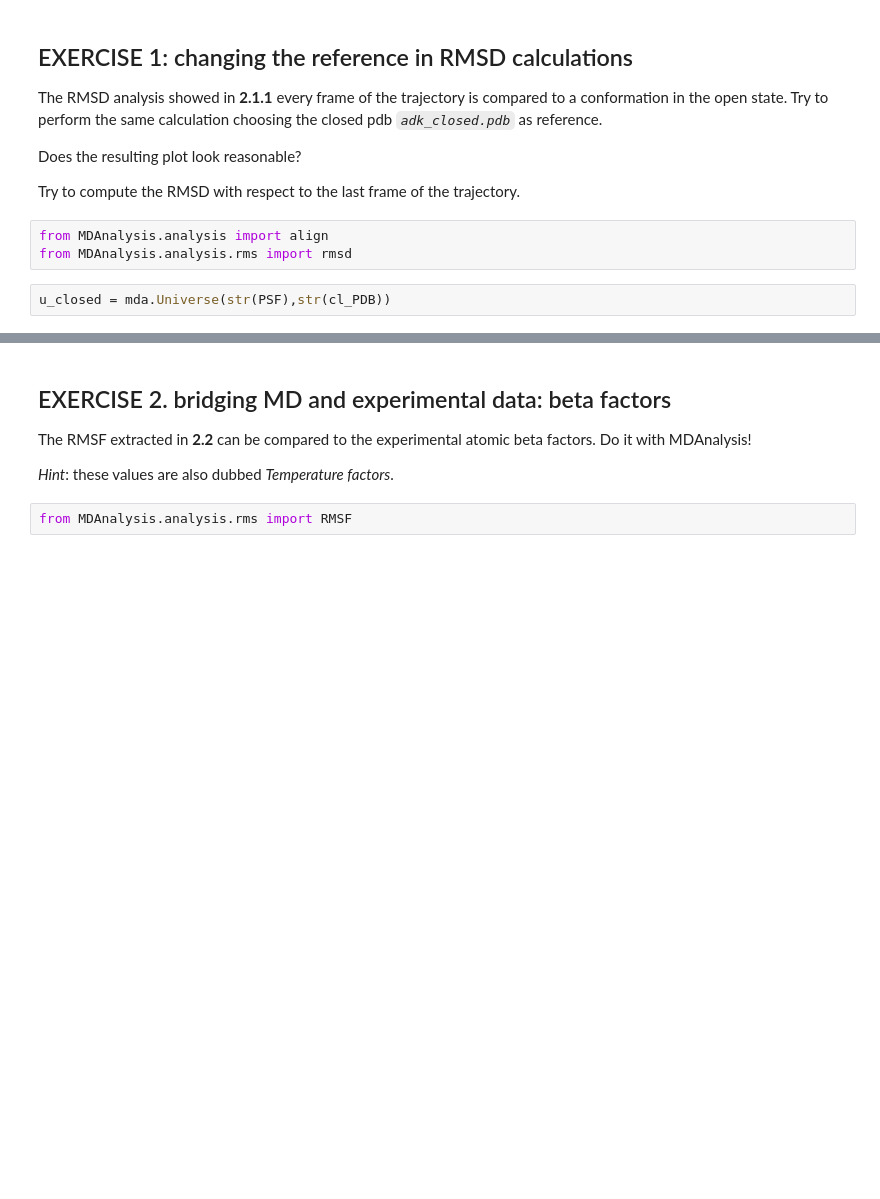
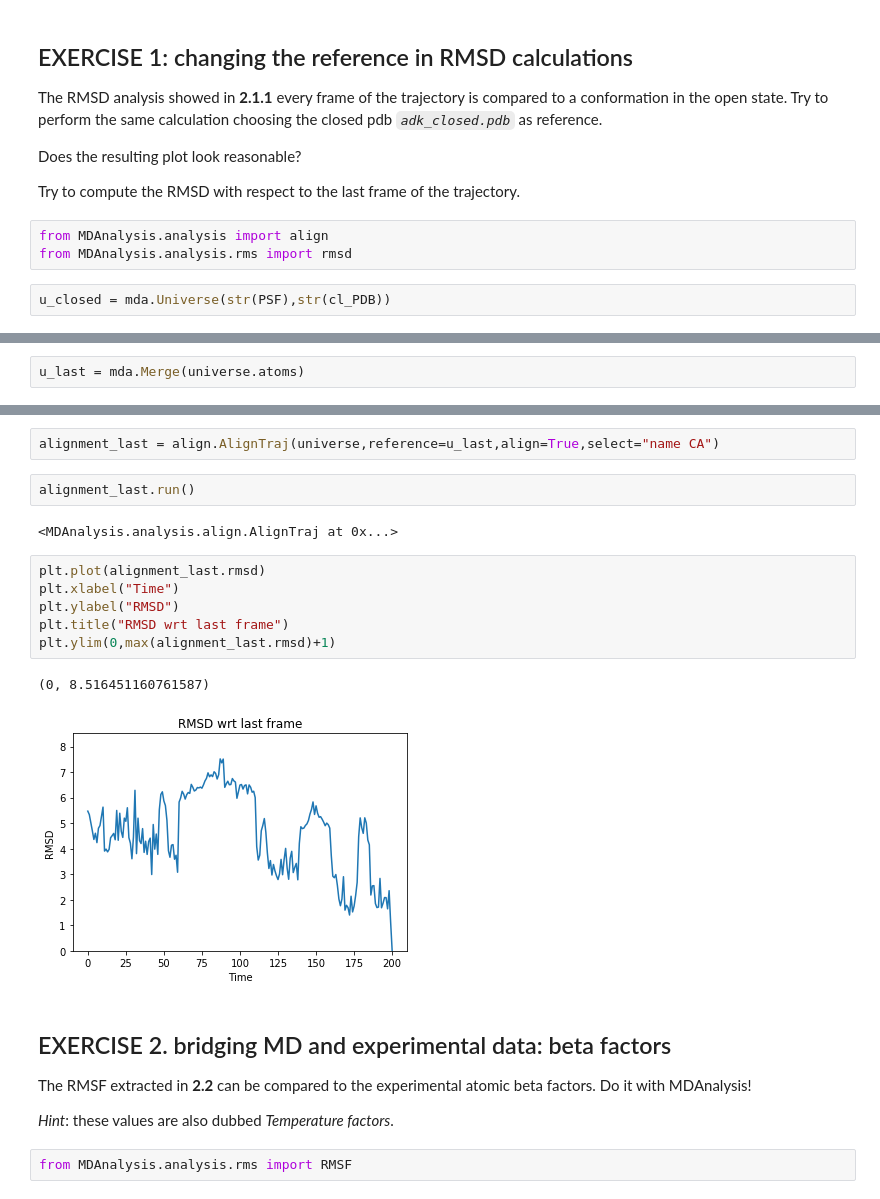
Before and after one commit to MarkDownThere/SAT, a Jupyter notebook: simulation_analysis_notebook.ipynb, the cells around one changed output, grey strips where cells are left out. Saved outputs shown, nothing was run; the diff lists cells and outputs as text; blank space fills up the shorter version.

```diff
--- a/simulation_analysis_notebook.ipynb
+++ b/simulation_analysis_notebook.ipynb
@@ -774,0 +817,2 @@ u_closed = mda.Universe(str(PSF),str(cl_PDB))
+# %%
+u_last = mda.Merge(universe.atoms)
@@ -775,3 +829,18 @@ u_closed = mda.Universe(str(PSF),str(cl_PDB))
+# %%
+alignment_last = align.AlignTraj(universe,reference=u_last,align=True,select="name CA")
+# %%
+alignment_last.run()
+# %% [output]
+<MDAnalysis.analysis.align.AlignTraj at 0x...>
+# %%
+plt.plot(alignment_last.rmsd)
+plt.xlabel("Time")
+plt.ylabel("RMSD")
+plt.title("RMSD wrt last frame")
+plt.ylim(0,max(alignment_last.rmsd)+1)
+# %% [output]
+(0, 8.516451160761587)
+[figure, added]
 # %% [markdown]
 ## EXERCISE 2. bridging MD and experimental data: beta factors
 The RMSF extracted in **2.2** can be compared to the experimental atomic beta factors. Do it with MDAnalysis!
```
Also changed, not shown: parts of 19 cells of this notebook, 1 other file.
